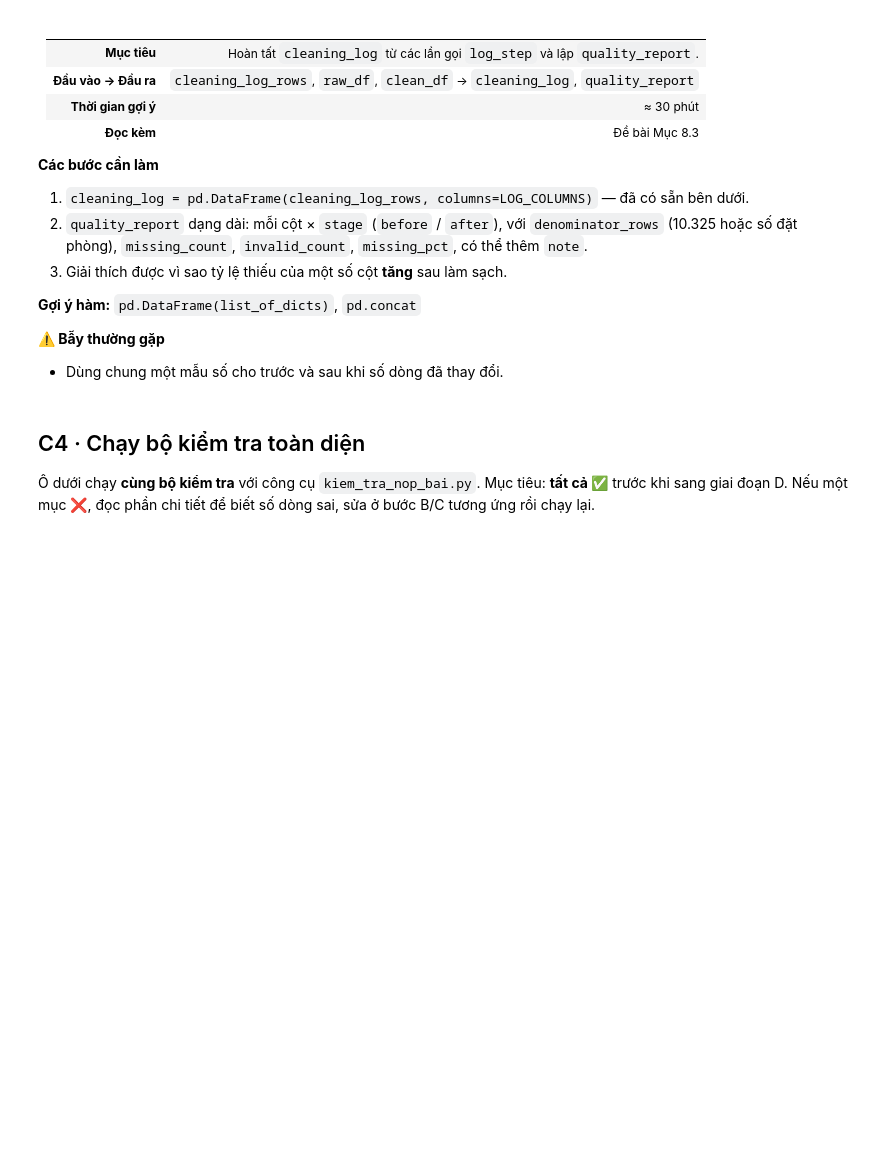
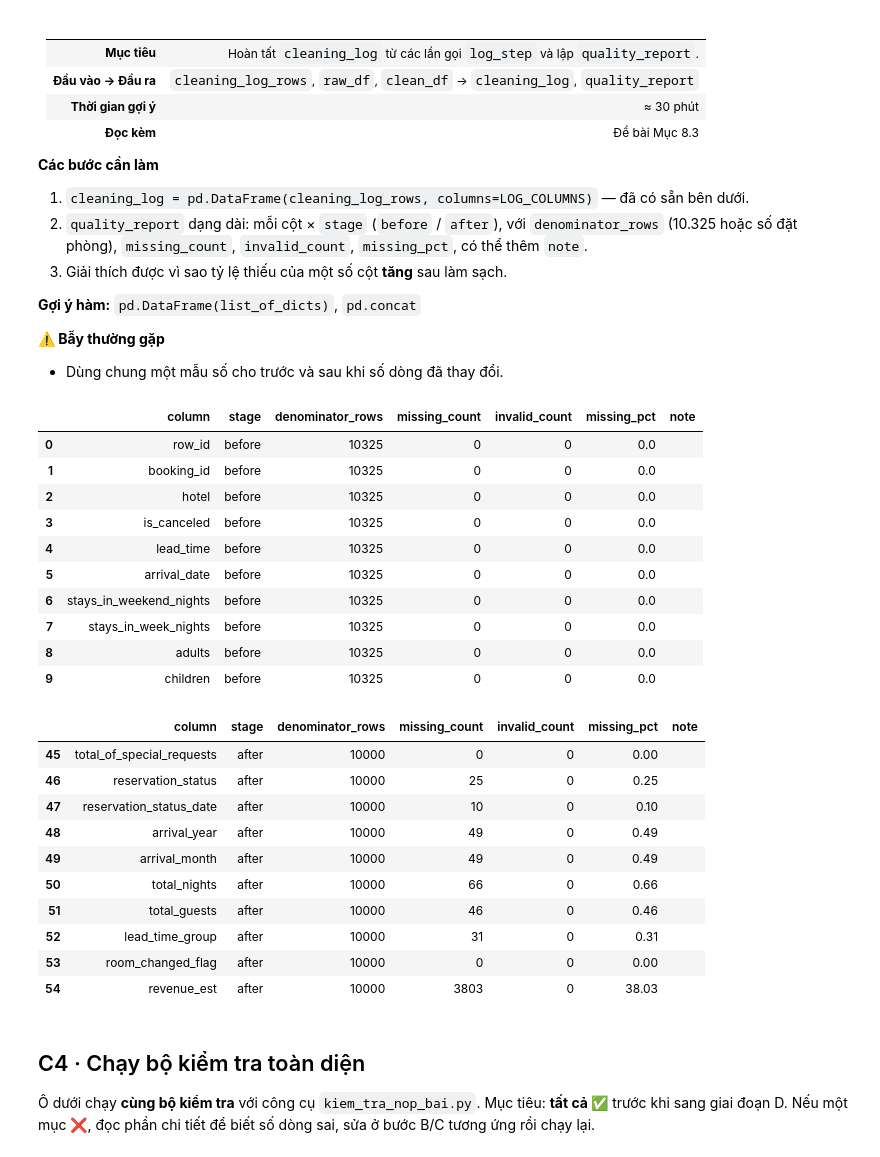
Before and after one commit to hanhathuy/hotel-booking-analysis, a Jupyter notebook: hotel_student_starter.ipynb, the cells around one changed output. Drawn from its saved outputs; the diff is of its cells as text; code cells hidden in the pictures; blank space fills up the shorter version.

```diff
--- a/hotel_student_starter.ipynb
+++ b/hotel_student_starter.ipynb
@@ -1154,6 +1149,12 @@ CAT_MAPPINGS = {
     'customer_type': CUSTOMER_TYPE_MAP,
     'reservation_status': RESERVATION_STATUS_MAP
 }
+for col, mapping in CAT_MAPPINGS.items():
+    if col in df.columns:
+        clean_keys = df[col].astype(str).str.lower().str.replace(r'[^a-z]', '', regex=True)
+        mapped_values = clean_keys.map(mapping)
+        # Giữ lại pd.NA nếu ô ban đầu bị trống
+        df[col] = mapped_values.where(df[col].notna(), pd.NA)
 
 # Chuẩn hóa is_canceled, is_repeated_guest về số 0/1
 bool_map = {
@@ -1210,5 +1211,6 @@ log_step(
     example_row_ids=example_ids(df, mismatch_mask, k=5) if mismatch_count > 0 else [],
     reason='Đảm bảo tính nhất quán tuyệt đối của các thuộc tính phân loại và logic nghiệp vụ giữa trạng thái đặt phòng và cờ hủy phòng',
     check_after=f"Kích thước df sau B4: {df.shape}"
+
 )
 # %% [output]
@@ -1689,3 +1770,53 @@ quality_report = None   # TODO: cột column, stage, denominator_rows, missing_c
+# %%
+cleaning_log = pd.DataFrame(cleaning_log_rows, columns=LOG_COLUMNS) if cleaning_log_rows else None
+
+# Create quality report rows
+report_rows = []
+for stage_name, current_df in [('before', raw_df), ('after', clean_df)]:
+    denominator_rows = len(current_df)  # Mẫu số số dòng chuẩn theo từng giai đoạn
+
+    for col in current_df.columns:
+        missing_count = current_df[col].isna().sum()
+        missing_pct = round((missing_count / denominator_rows) * 100, 2)
+
+        report_rows.append({
+            'column': col,
+            'stage': stage_name,
+            'denominator_rows': denominator_rows,
+            'missing_count': missing_count,
+            'invalid_count': 0,
+            'missing_pct': missing_pct,
+            'note': ''
+        })
+
+# Change to DataFrame
+quality_report = pd.DataFrame(report_rows)
+
+display(quality_report.head(10))
+display(quality_report.tail(10))
+# %% [output]
+|  | column | stage | denominator_rows | missing_count | invalid_count | missing_pct | note |
+| 0 | row_id | before | 10325 | 0 | 0 | 0.0 |  |
+| 1 | booking_id | before | 10325 | 0 | 0 | 0.0 |  |
+| 2 | hotel | before | 10325 | 0 | 0 | 0.0 |  |
+| 3 | is_canceled | before | 10325 | 0 | 0 | 0.0 |  |
+| 4 | lead_time | before | 10325 | 0 | 0 | 0.0 |  |
+| 5 | arrival_date | before | 10325 | 0 | 0 | 0.0 |  |
+| 6 | stays_in_weekend_nights | before | 10325 | 0 | 0 | 0.0 |  |
+| 7 | stays_in_week_nights | before | 10325 | 0 | 0 | 0.0 |  |
+| 8 | adults | before | 10325 | 0 | 0 | 0.0 |  |
+| 9 | children | before | 10325 | 0 | 0 | 0.0 |  |
+|  | column | stage | denominator_rows | missing_count | invalid_count | missing_pct | note |
+| 45 | total_of_special_requests | after | 10000 | 0 | 0 | 0.00 |  |
+| 46 | reservation_status | after | 10000 | 25 | 0 | 0.25 |  |
+| 47 | reservation_status_date | after | 10000 | 10 | 0 | 0.10 |  |
+| 48 | arrival_year | after | 10000 | 49 | 0 | 0.49 |  |
+| 49 | arrival_month | after | 10000 | 49 | 0 | 0.49 |  |
+| 50 | total_nights | after | 10000 | 66 | 0 | 0.66 |  |
+| 51 | total_guests | after | 10000 | 46 | 0 | 0.46 |  |
+| 52 | lead_time_group | after | 10000 | 31 | 0 | 0.31 |  |
+| 53 | room_changed_flag | after | 10000 | 0 | 0 | 0.00 |  |
+| 54 | revenue_est | after | 10000 | 3803 | 0 | 38.03 |  |
 # %% [markdown]
 ## C4 · Chạy bộ kiểm tra toàn diện
 
```
Also changed, not shown: parts of 14 cells of this notebook.
